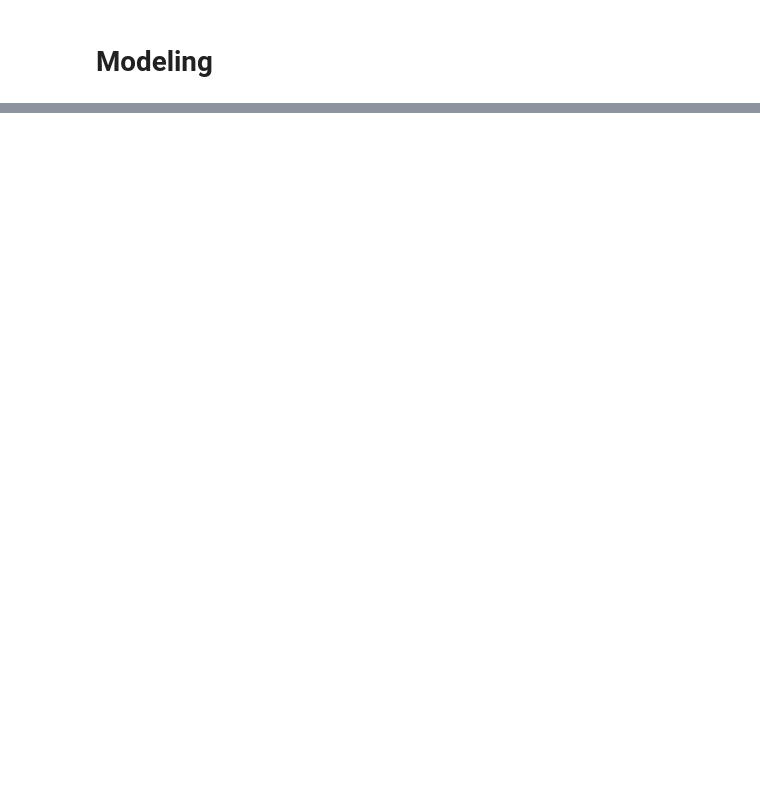
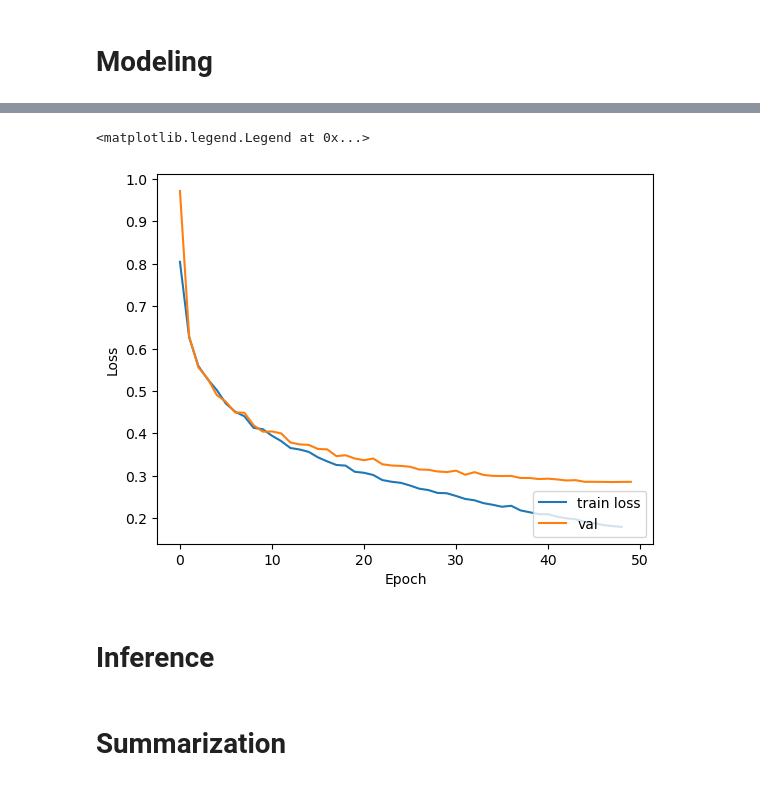
Before and after one commit to geckoslab/ai-models, a Jupyter notebook: notebooks/nlp-summarization-text.ipynb, the cells around one changed output, grey strips where cells are left out. Saved outputs shown, nothing was run; the diff lists cells and outputs as text; code cells hidden in the pictures; blank space fills up the shorter version.

```diff
--- a/notebooks/nlp-summarization-text.ipynb
+++ b/notebooks/nlp-summarization-text.ipynb
@@ -97,0 +401,12 @@ y_embedding_matrix = get_embedding_matrix(y_tokenizer, EMBEDDING_DIM, y_vocab_si
+# %%
+# Loss
+plt.plot(history.history['loss'][1:], label='train loss')
+plt.plot(history.history['val_loss'], label='val')
+plt.xlabel('Epoch')
+plt.ylabel('Loss')
+plt.legend(loc='lower right')
+# %% [output]
+<matplotlib.legend.Legend at 0x...>
+[figure, added]
+# %% [markdown]
+# Inference
@@ -97,0 +456,2 @@ y_embedding_matrix = get_embedding_matrix(y_tokenizer, EMBEDDING_DIM, y_vocab_si
+# %% [markdown]
+# Summarization
```
Also changed, not shown: parts of 21 cells of this notebook.
